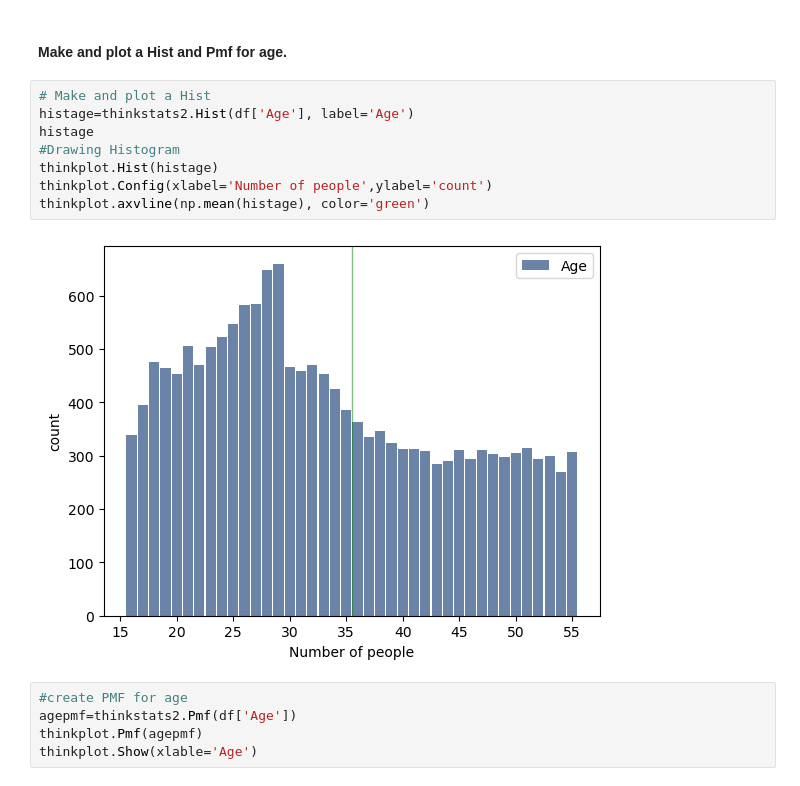
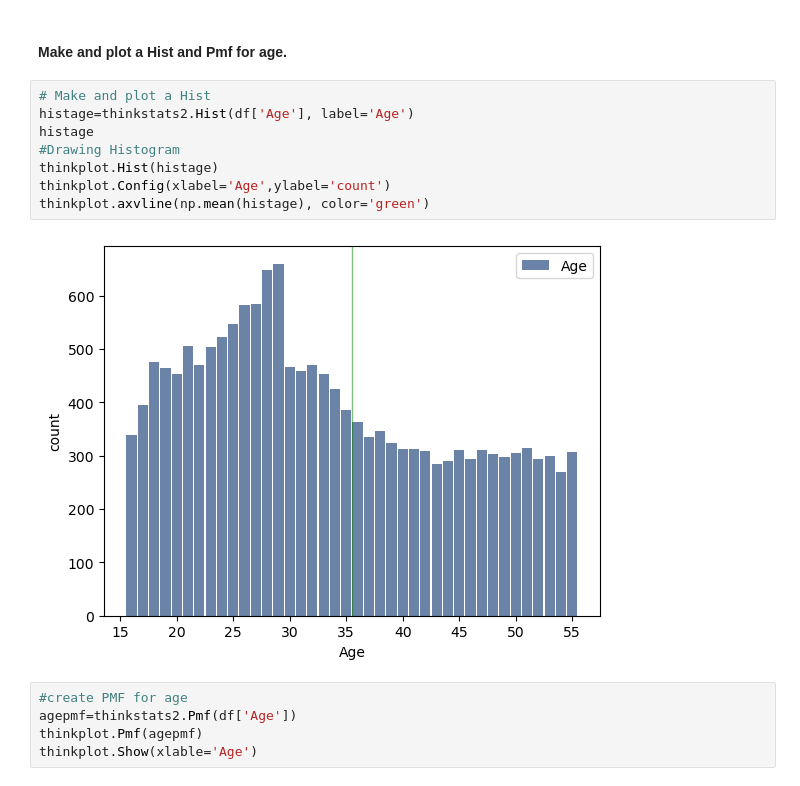
Before and after one commit to ywyan234956296/BSIP_Assignment_1_Students, a Jupyter notebook: stats_asn_1_stud_temp.ipynb, the cells around one changed output. Drawn from its saved outputs; the diff is of its cells as text.

```diff
--- a/stats_asn_1_stud_temp.ipynb
+++ b/stats_asn_1_stud_temp.ipynb
@@ -76,13 +76,13 @@ df.describe()
 # %%
 # Make and plot a Hist
 histage=thinkstats2.Hist(df['Age'], label='Age')
 histage
 #Drawing Histogram
 thinkplot.Hist(histage)
-thinkplot.Config(xlabel='Number of people',ylabel='count')
+thinkplot.Config(xlabel='Age',ylabel='count')
 thinkplot.axvline(np.mean(histage), color='green')
 # %% [output]
-[figure, old version]
+[figure, new version]
 # %%
 #create PMF for age
 agepmf=thinkstats2.Pmf(df['Age'])
```
Also changed, not shown: parts of 10 cells of this notebook.
